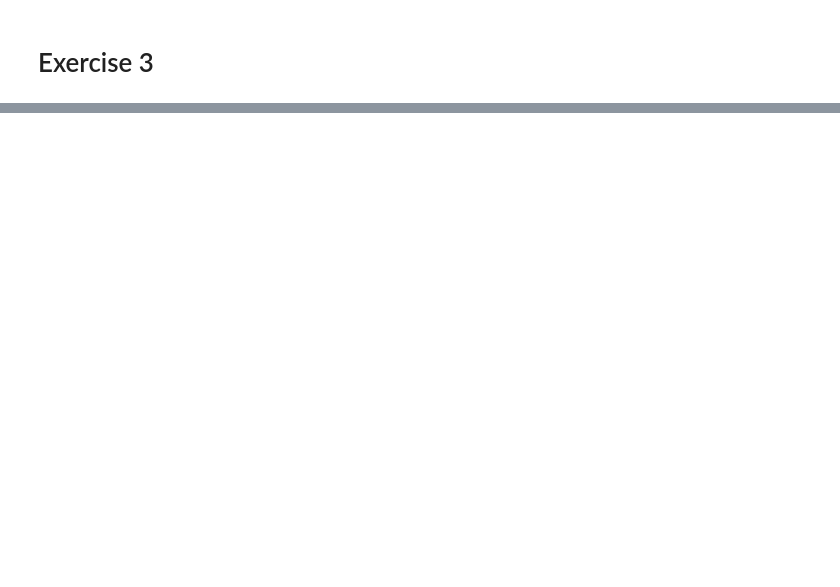
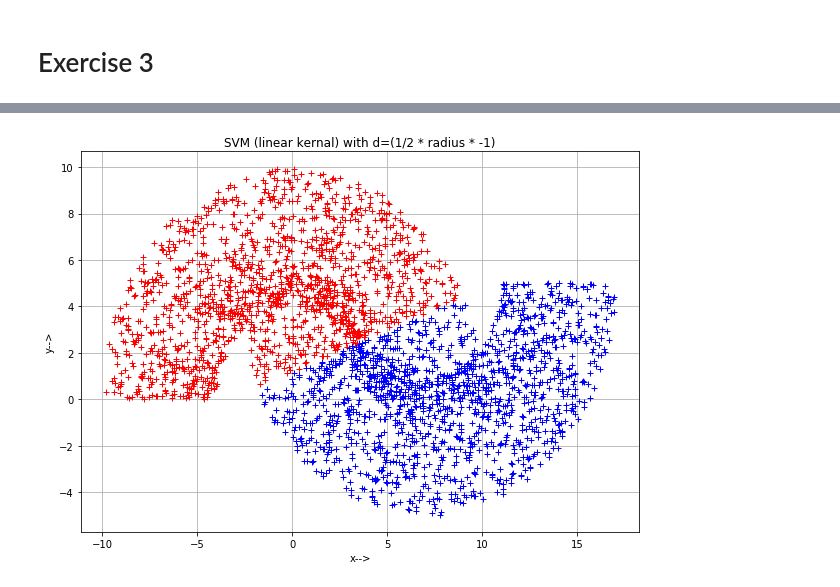
Before and after one commit to rameshjes/neural-network, a Jupyter notebook: assignment07/ruby/workbench_07.ipynb, the cells around one changed output, grey strips where cells are left out. Saved outputs shown, nothing was run; the diff lists cells and outputs as text; code cells hidden in the pictures; blank space fills up the shorter version.

```diff
--- a/assignment07/ruby/workbench_07.ipynb
+++ b/assignment07/ruby/workbench_07.ipynb
@@ -89,2 +124,30 @@ state_vector_machine.plot(test_samples,predicted_output)
+# %%
+radius = 10.0
+width = 6.0
+distance = 0.5 * (radius) * -1.0
+num_of_training_samples = 1000
+num_of_testing_samples = 3000
+
+# initializing state vector machine with initial parameteres
+state_vector_machine = StateVectorMachine(radius,
+                                          width,
+                                          distance,
+                                          num_of_training_samples,
+                                          num_of_testing_samples)
+
+# generating random training samples and desired output
+training_input,desired_output = state_vector_machine.get_samples("train")
+
+# training the state vector machine
+classifier = state_vector_machine.train(training_input,desired_output)
+
+# generating random testing samples
+test_samples,test_desired_output = state_vector_machine.get_samples("test")
+
+# predicting the output for test samples and ploting the result
+predicted_output = classifier.predict(test_samples)
+state_vector_machine.plot(test_samples,predicted_output,"SVM (linear kernal) with d=(1/2 * radius * -1)")
+# %% [output]
+[figure, added]
 # %%
 radius = 10.0
```
Also changed, not shown: parts of 7 cells of this notebook.
